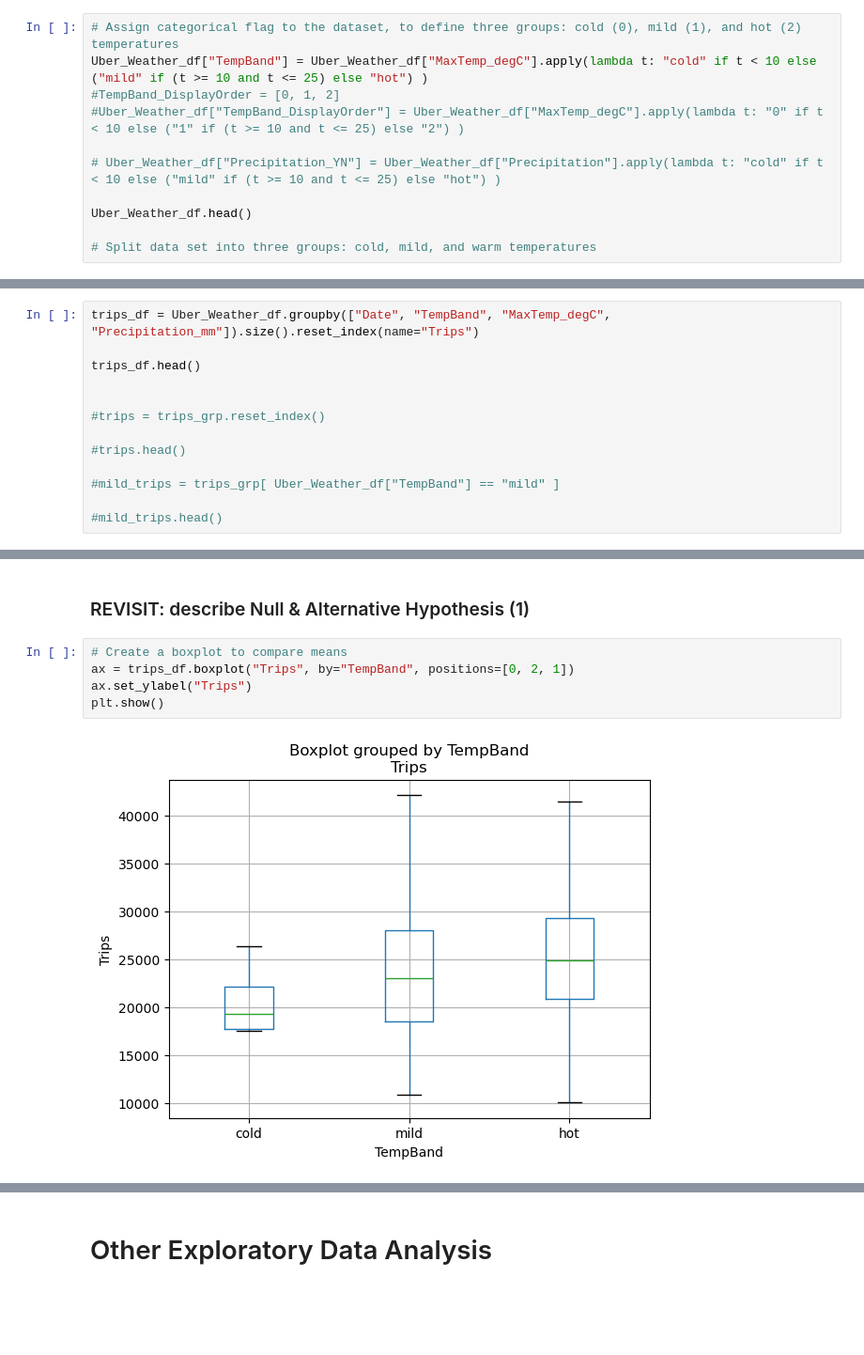
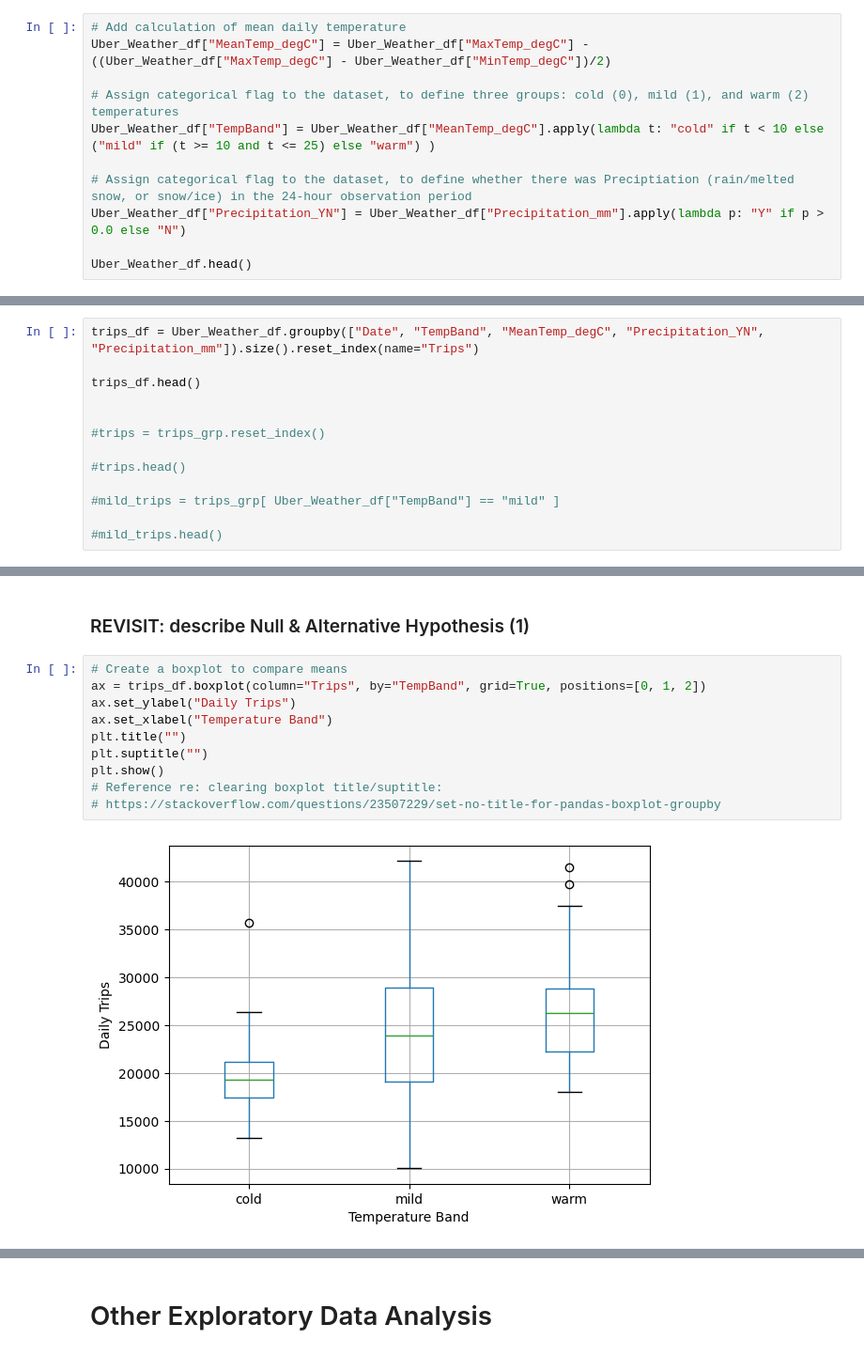
Before and after one commit to enumerbs/Project1-Group4, a Jupyter notebook: Project1-Group4_greg.ipynb, the cells around one changed output, grey strips where cells are left out. Shown: that part at 94% size. Drawn from its saved outputs; the diff is of its cells as text; blank space fills up the shorter version.

Commit message:
feat: statistical analysis for trips vs temperature and trips vs precipitation

```diff
--- a/Project1-Group4_greg.ipynb
+++ b/Project1-Group4_greg.ipynb
@@ -122,14 +129,14 @@ Number of rows in Uber_Weather_merged_data: 4,451,746
 # %% [markdown]
 # Exploratory Data Analysis
 # %%
-# Assign categorical flag to the dataset, to define three groups: cold (0), mild (1), and hot (2) temperatures
-Uber_Weather_df["TempBand"] = Uber_Weather_df["MaxTemp_degC"].apply(lambda t: "cold" if t < 10 else ("mild" if (t >= 10 and t <= 25) else "hot") )
-#TempBand_DisplayOrder = [0, 1, 2]
-#Uber_Weather_df["TempBand_DisplayOrder"] = Uber_Weather_df["MaxTemp_degC"].apply(lambda t: "0" if t < 10 else ("1" if (t >= 10 and t <= 25) else "2") )
+# Add calculation of mean daily temperature
+Uber_Weather_df["MeanTemp_degC"] = Uber_Weather_df["MaxTemp_degC"] - ((Uber_Weather_df["MaxTemp_degC"] - Uber_Weather_df["MinTemp_degC"])/2)
 
-# Uber_Weather_df["Precipitation_YN"] = Uber_Weather_df["Precipitation"].apply(lambda t: "cold" if t < 10 else ("mild" if (t >= 10 and t <= 25) else "hot") )
+# Assign categorical flag to the dataset, to define three groups: cold (0), mild (1), and warm (2) temperatures
+Uber_Weather_df["TempBand"] = Uber_Weather_df["MeanTemp_degC"].apply(lambda t: "cold" if t < 10 else ("mild" if (t >= 10 and t <= 25) else "warm") )
+
+# Assign categorical flag to the dataset, to define whether there was Preciptiation (rain/melted snow, or snow/ice) in the 24-hour observation period
+Uber_Weather_df["Precipitation_YN"] = Uber_Weather_df["Precipitation_mm"].apply(lambda p: "Y" if p > 0.0 else "N")
 
 Uber_Weather_df.head()
-
-# Split data set into three groups: cold, mild, and warm temperatures
 # %% [output]
@@ -142,5 +162,5 @@ Uber_Weather_df.head()
 # %%
-trips_df = Uber_Weather_df.groupby(["Date", "TempBand", "MaxTemp_degC", "Precipitation_mm"]).size().reset_index(name="Trips")
+trips_df = Uber_Weather_df.groupby(["Date", "TempBand", "MeanTemp_degC", "Precipitation_YN", "Precipitation_mm"]).size().reset_index(name="Trips")
 
 trips_df.head()
 
@@ -217,8 +259,13 @@ tmp
 ### REVISIT: describe Null & Alternative Hypothesis (1)
 # %%
 # Create a boxplot to compare means
-ax = trips_df.boxplot("Trips", by="TempBand", positions=[0, 2, 1])
-ax.set_ylabel("Trips")
+ax = trips_df.boxplot(column="Trips", by="TempBand", grid=True, positions=[0, 1, 2])
+ax.set_ylabel("Daily Trips")
+ax.set_xlabel("Temperature Band")
+plt.title("")
+plt.suptitle("")
 plt.show()
+# Reference re: clearing boxplot title/suptitle:
+# https://stackoverflow.com/questions/23507229/set-no-title-for-pandas-boxplot-groupby
 # %% [output]
-[figure, old version]
+[figure, new version]
```
Also changed, not shown: parts of 42 cells of this notebook.
